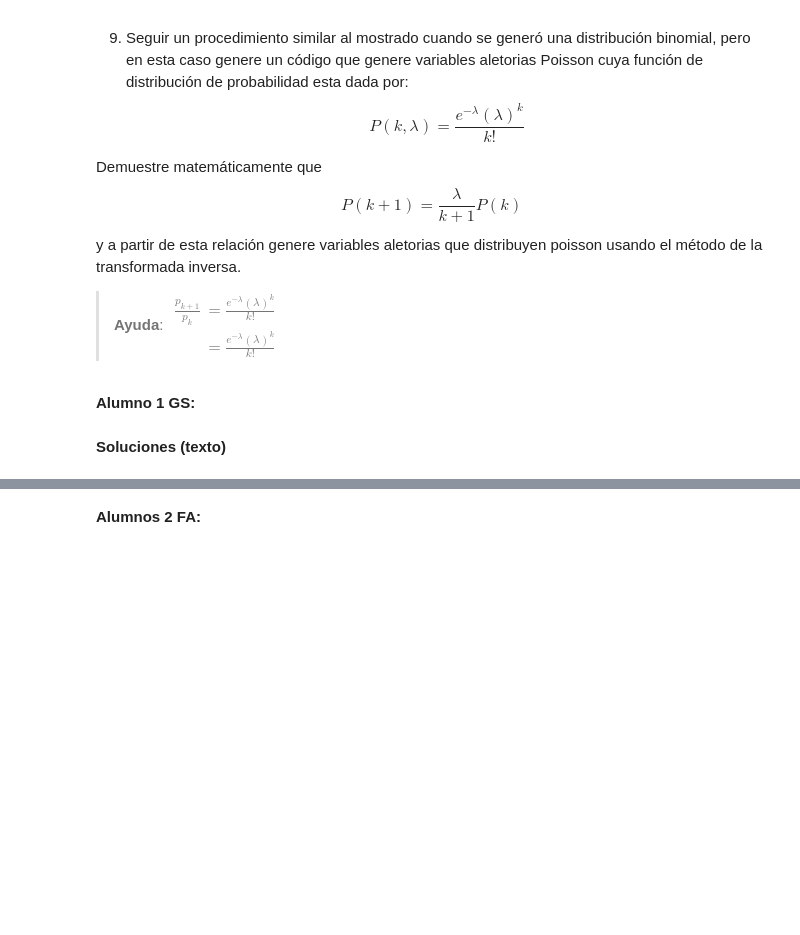
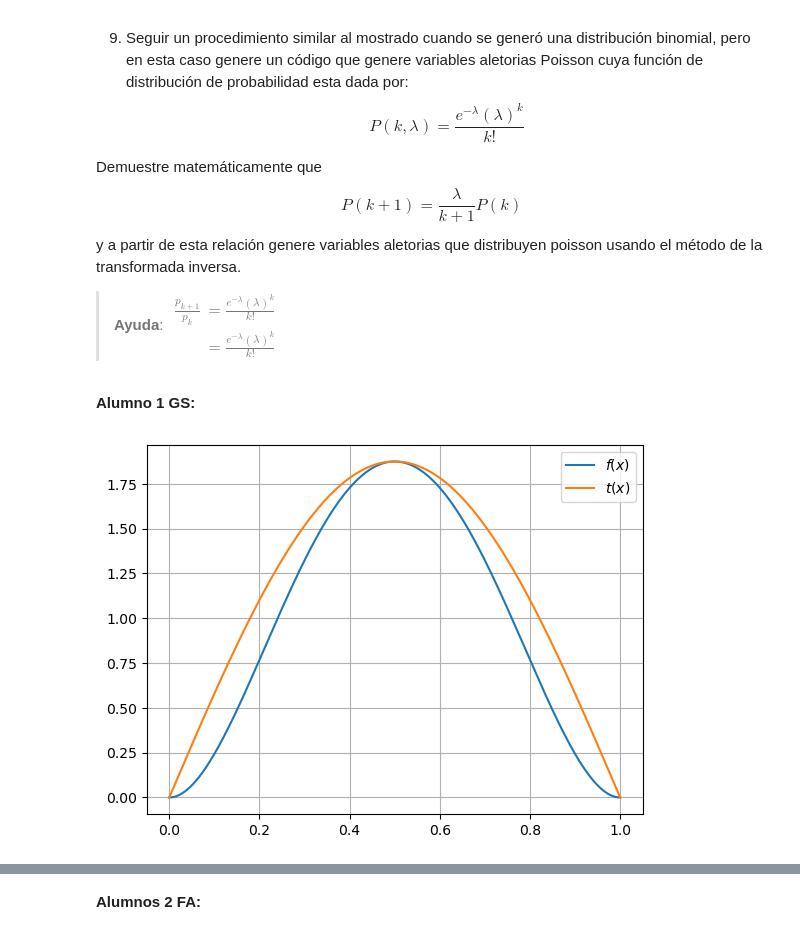
Before and after one commit to GuillermoSainz07/ProyectoConjunto_FAAlejandro_JGSainz, a Jupyter notebook: Tarea5_GS_FA.ipynb, the cells around one changed output, grey strips where cells are left out. Drawn from its saved outputs; the diff is of its cells as text; code cells hidden in the pictures; blank space fills up the shorter version.

```diff
--- a/Tarea5_GS_FA.ipynb
+++ b/Tarea5_GS_FA.ipynb
@@ -52,5 +52,3 @@ Demuestre matemáticamente que
 $
 # %% [markdown]
 **Alumno 1 GS:**
-# %% [markdown]
-**Soluciones (texto)**
@@ -58,0 +64,12 @@ $
+# %%
+x = np.linspace(0,1,500)
+fx = lambda x: 30*(x**2 - 2*x**3 + x**4)
+a =  fx(optimize.fmin(lambda x:-fx(x), 0, disp=False))[0]
+tx = lambda x: a*np.sin(np.pi*x)
+plt.plot(x,fx(x), label='$f(x)$')
+plt.plot(x, tx(x), label='$t(x)$')
+plt.legend()
+plt.grid()
+plt.show()
+# %% [output]
+[figure, added]
```
Also changed, not shown: parts of 17 cells of this notebook.
